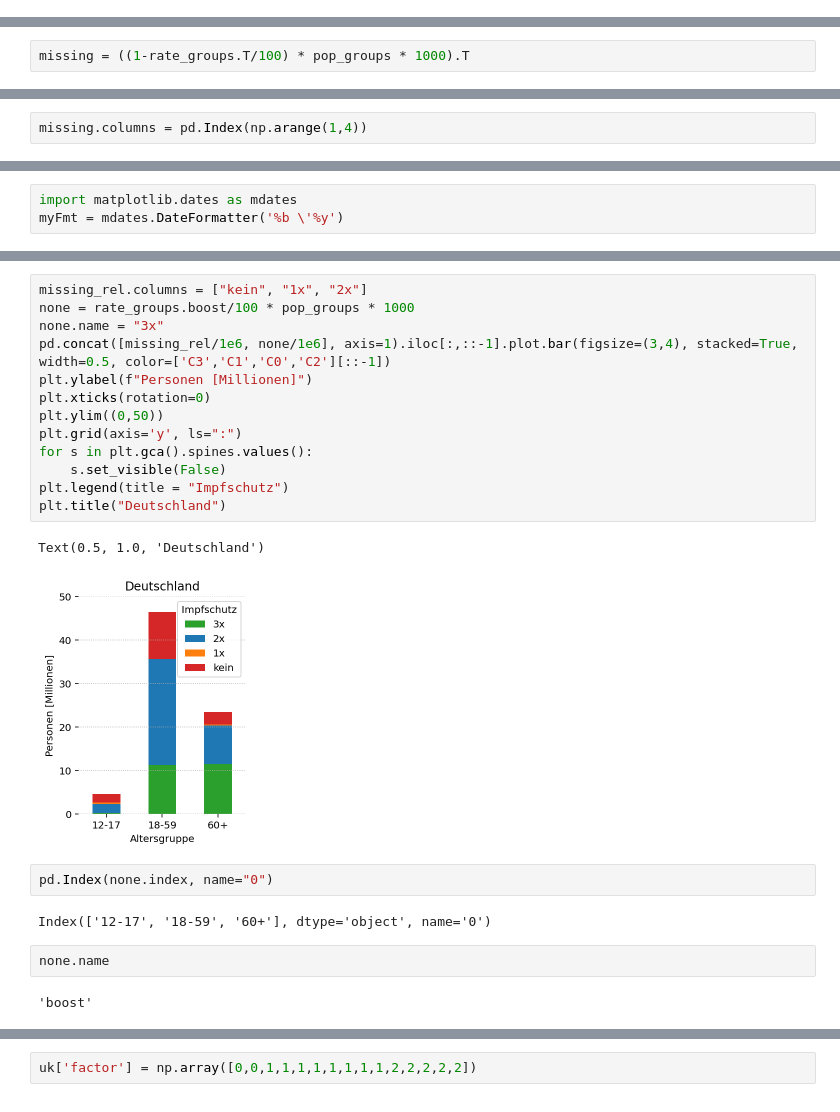
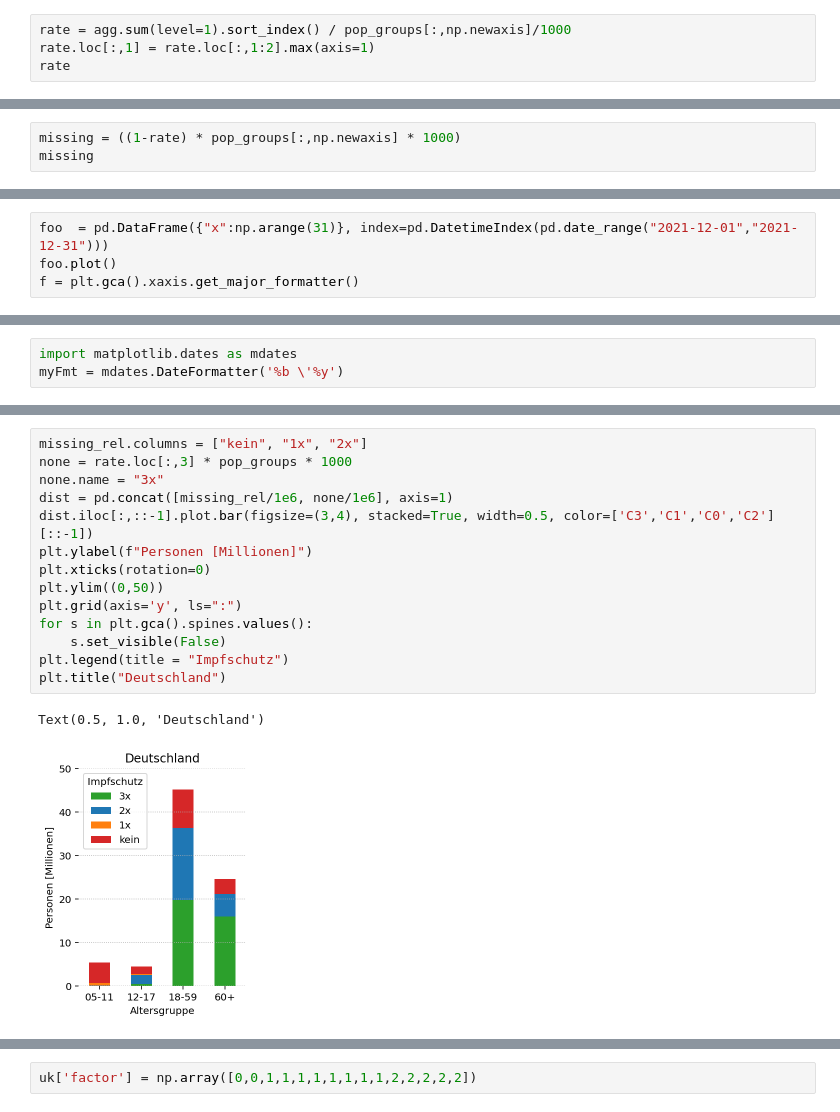
Before and after one commit to mg14/impfung-de, a Jupyter notebook: impfung.ipynb, the cells around one changed output, grey strips where cells are left out. Saved outputs shown, nothing was run; the diff lists cells and outputs as text.

```diff
--- a/impfung.ipynb
+++ b/impfung.ipynb
@@ -145,0 +217,4 @@ array([ 4521., 46039., 23362.])
+# %%
+rate = agg.sum(level=1).sort_index() / pop_groups[:,np.newaxis]/1000
+rate.loc[:,1] = rate.loc[:,1:2].max(axis=1)
+rate
@@ -157,2 +233,3 @@ rate_groups
 # %%
-missing = ((1-rate_groups.T/100) * pop_groups * 1000).T
+missing = ((1-rate) * pop_groups[:,np.newaxis] * 1000)
+missing
@@ -159,5 +243,3 @@ missing = ((1-rate_groups.T/100) * pop_groups * 1000).T
-# %%
-missing.columns = pd.Index(np.arange(1,4))
 # %%
 missing_rel = missing.copy()
 missing_rel[3] -= missing[2]
@@ -188,0 +280,4 @@ eta
+# %%
+foo  = pd.DataFrame({"x":np.arange(31)}, index=pd.DatetimeIndex(pd.date_range("2021-12-01","2021-12-31")))
+foo.plot()
+f = plt.gca().xaxis.get_major_formatter()
@@ -208,24 +328,17 @@ plt.gcf().autofmt_xdate()
 # %%
 missing_rel.columns = ["kein", "1x", "2x"]
-none = rate_groups.boost/100 * pop_groups * 1000
+none = rate.loc[:,3] * pop_groups * 1000
 none.name = "3x"
-pd.concat([missing_rel/1e6, none/1e6], axis=1).iloc[:,::-1].plot.bar(figsize=(3,4), stacked=True, width=0.5, color=['C3','C1','C0','C2'][::-1])
+dist = pd.concat([missing_rel/1e6, none/1e6], axis=1)
+dist.iloc[:,::-1].plot.bar(figsize=(3,4), stacked=True, width=0.5, color=['C3','C1','C0','C2'][::-1])
 plt.ylabel(f"Personen [Millionen]")
 plt.xticks(rotation=0)
 plt.ylim((0,50))
 plt.grid(axis='y', ls=":")
 for s in plt.gca().spines.values():
     s.set_visible(False)
 plt.legend(title = "Impfschutz")
 plt.title("Deutschland")
 # %% [output]
 Text(0.5, 1.0, 'Deutschland')
-[figure, old version]
+[figure, new version]
-# %%
-pd.Index(none.index, name="0")
-# %% [output]
-Index(['12-17', '18-59', '60+'], dtype='object', name='0')
-# %%
-none.name
-# %% [output]
-'boost'
```
Also changed, not shown: parts of 58 cells of this notebook, 1 other file.
